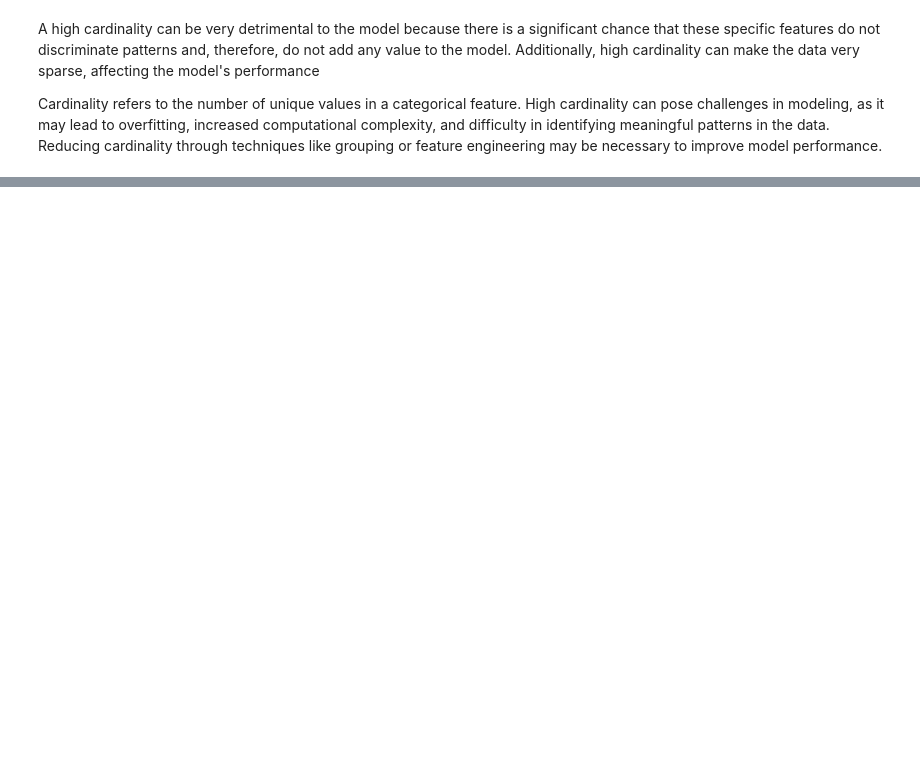
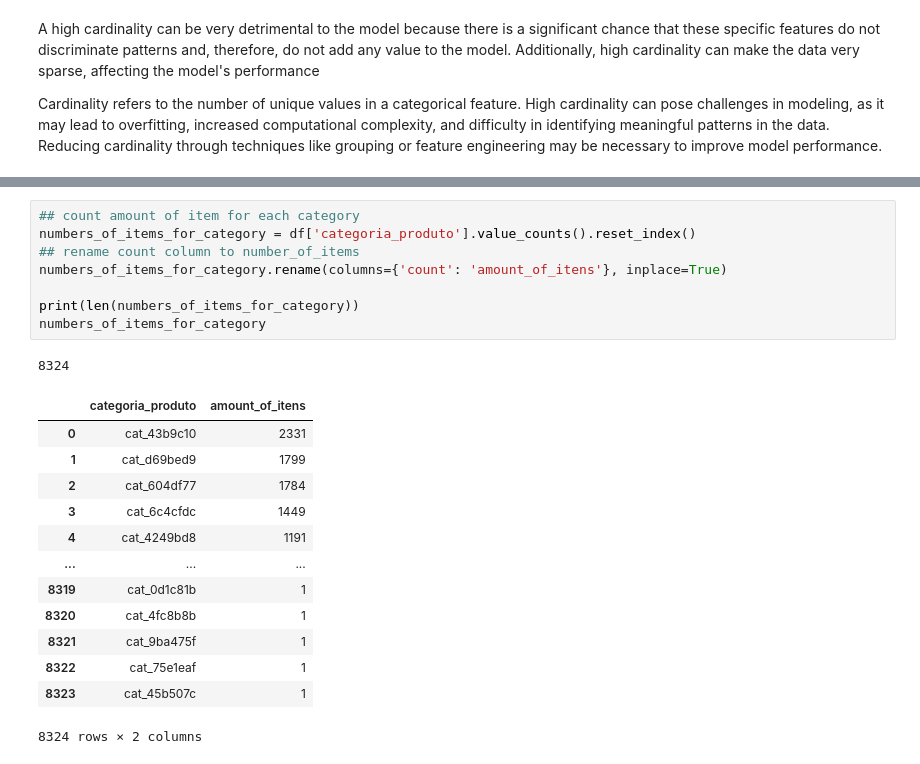
Before and after one commit to lucasvoltera/fraud-detection, a Jupyter notebook: main.ipynb, the cells around one changed output, grey strips where cells are left out. Saved outputs shown, nothing was run; the diff lists cells and outputs as text; blank space fills up the shorter version.

```diff
--- a/main.ipynb
+++ b/main.ipynb
@@ -318,0 +384,23 @@ Cardinality refers to the number of unique values in a categorical feature. High
+# %%
+## count amount of item for each category
+numbers_of_items_for_category = df['categoria_produto'].value_counts().reset_index()
+## rename count column to number_of_items
+numbers_of_items_for_category.rename(columns={'count': 'amount_of_itens'}, inplace=True)
+
+print(len(numbers_of_items_for_category))
+numbers_of_items_for_category
+# %% [output]
+8324
+|  | categoria_produto | amount_of_itens |
+| 0 | cat_43b9c10 | 2331 |
+| 1 | cat_d69bed9 | 1799 |
+| 2 | cat_604df77 | 1784 |
+| 3 | cat_6c4cfdc | 1449 |
+| 4 | cat_4249bd8 | 1191 |
+| ... | ... | ... |
+| 8319 | cat_0d1c81b | 1 |
+| 8320 | cat_4fc8b8b | 1 |
+| 8321 | cat_9ba475f | 1 |
+| 8322 | cat_75e1eaf | 1 |
+| 8323 | cat_45b507c | 1 |
+8324 rows × 2 columns
```
Also changed, not shown: parts of 23 cells of this notebook, 2 other files.
